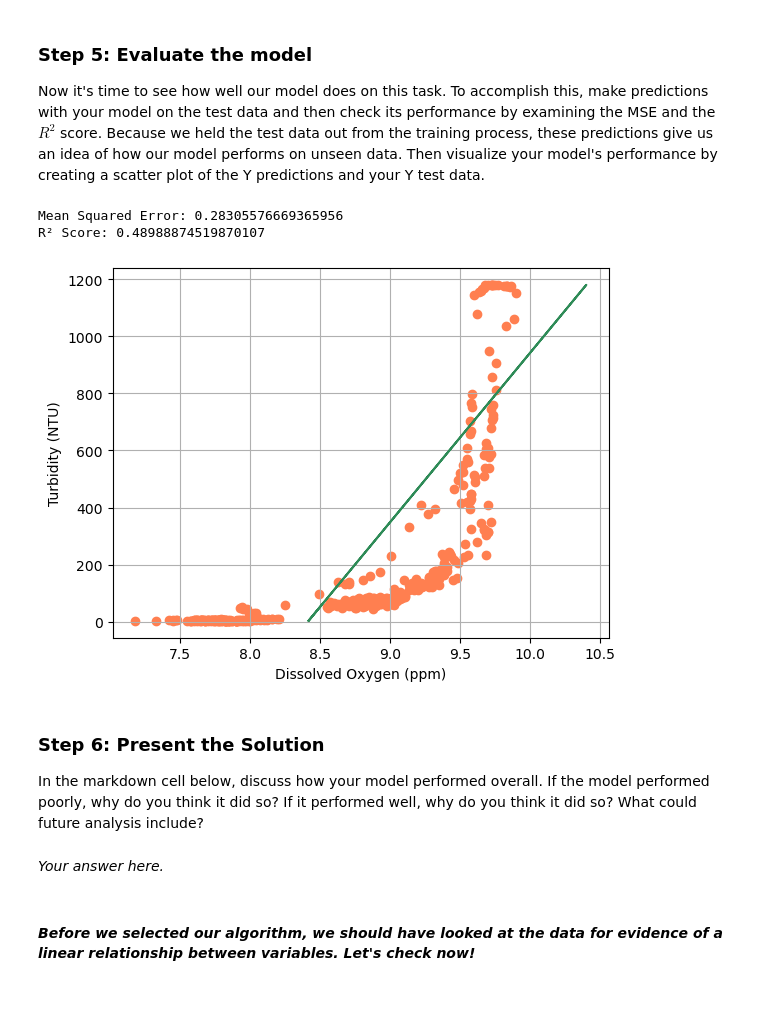
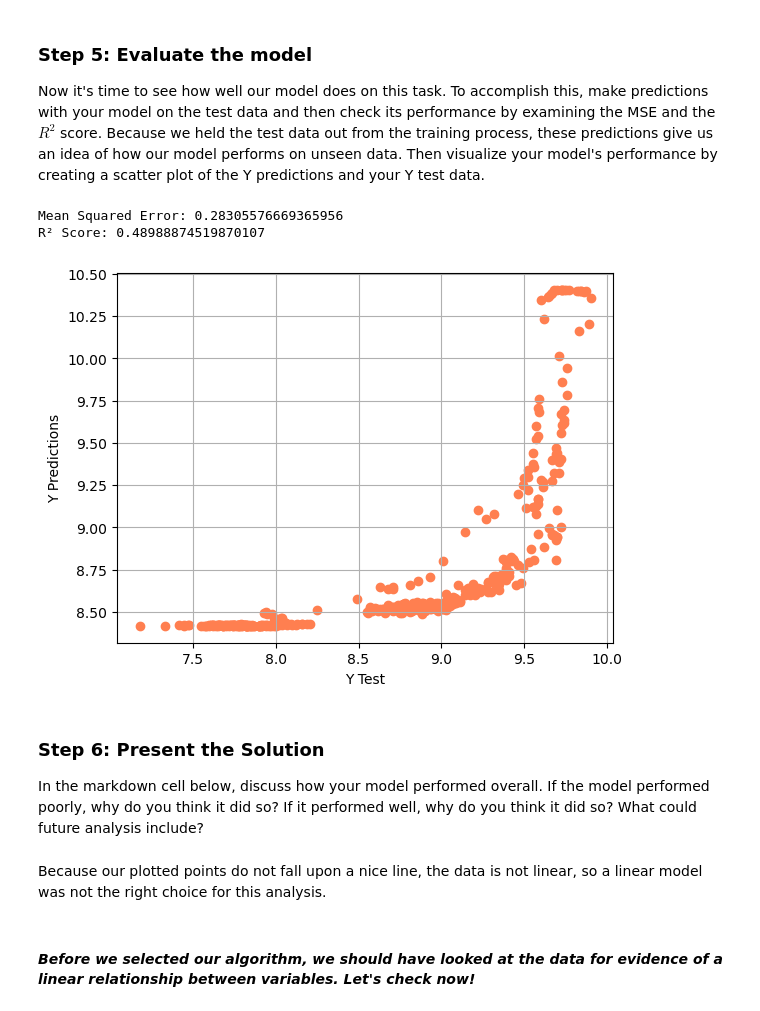
Before and after one commit to jorb1/EDS232-labs, a Jupyter notebook: Week1/Lab1-hurricane.ipynb, the cells around one changed output. Cells and saved outputs as stored; diff of their text form; code cells hidden in the pictures.

```diff
--- a/Week1/Lab1-hurricane.ipynb
+++ b/Week1/Lab1-hurricane.ipynb
@@ -157,33 +183,32 @@ Now it's time to see how well our model does on this task.  To accomplish this,
 # %%
 # Make predictions
 Y_pred = model.predict(X_test)
 
 # Calculate evaluation metrics using scikit-learn's mean_squared_error and r2_score
 mse = mean_squared_error(Y_test, Y_pred)
 r2 = r2_score(Y_test, Y_pred)
 
 print(f"Mean Squared Error: {mse}")
 print(f"R² Score: {r2}")
 
 # Visualize predictions vs. actual values
-plt.scatter(Y_test, X_test, color = 'coral')
-plt.plot(Y_pred, X_test, color = 'seagreen') # Difference between predicted and actual
+plt.scatter(Y_test, Y_pred, color = 'coral') # Difference between predicted and actual
 
 # Add labels
-plt.xlabel('Dissolved Oxygen (ppm)')
-plt.ylabel('Turbidity (NTU)')
+plt.xlabel('Y Test')
+plt.ylabel('Y Predictions')
 
 # Add a grid
 plt.grid(True)
 # %% [output]
 Mean Squared Error: 0.28305576669365956
 R² Score: 0.48988874519870107
-[figure, old version]
+[figure, new version]
 # %% [markdown]
 ### Step 6:  Present the Solution
 In the markdown cell below, discuss how your model performed overall. If the model performed poorly, why do you think it did so? If it performed well, why do you think it did so? What could future analysis include?
 # %% [markdown]
-*Your answer here.*
+Because our plotted points do not fall upon a nice line, the data is not linear, so a linear model was not the right choice for this analysis.
 # %% [markdown]
 #### *Before we selected our algorithm, we should have looked at the data for evidence of a linear relationship between variables. Let's check now!*
 # %%
```
Also changed, not shown: parts of 7 cells of this notebook.
